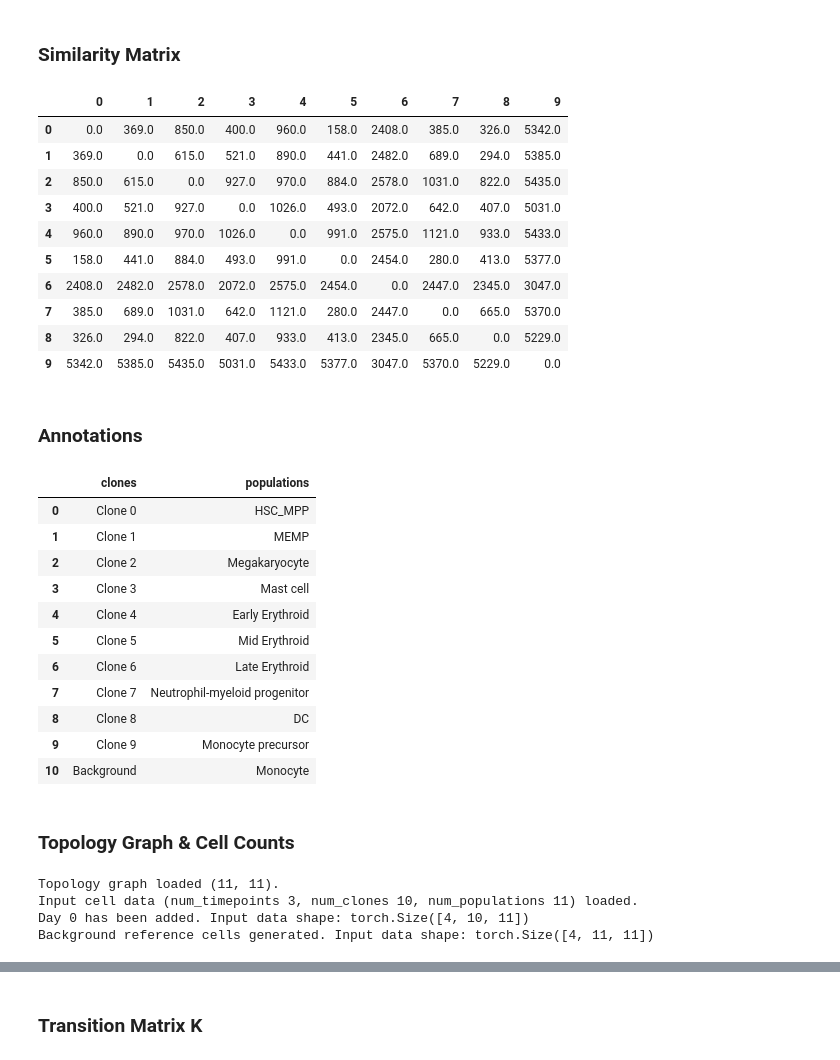
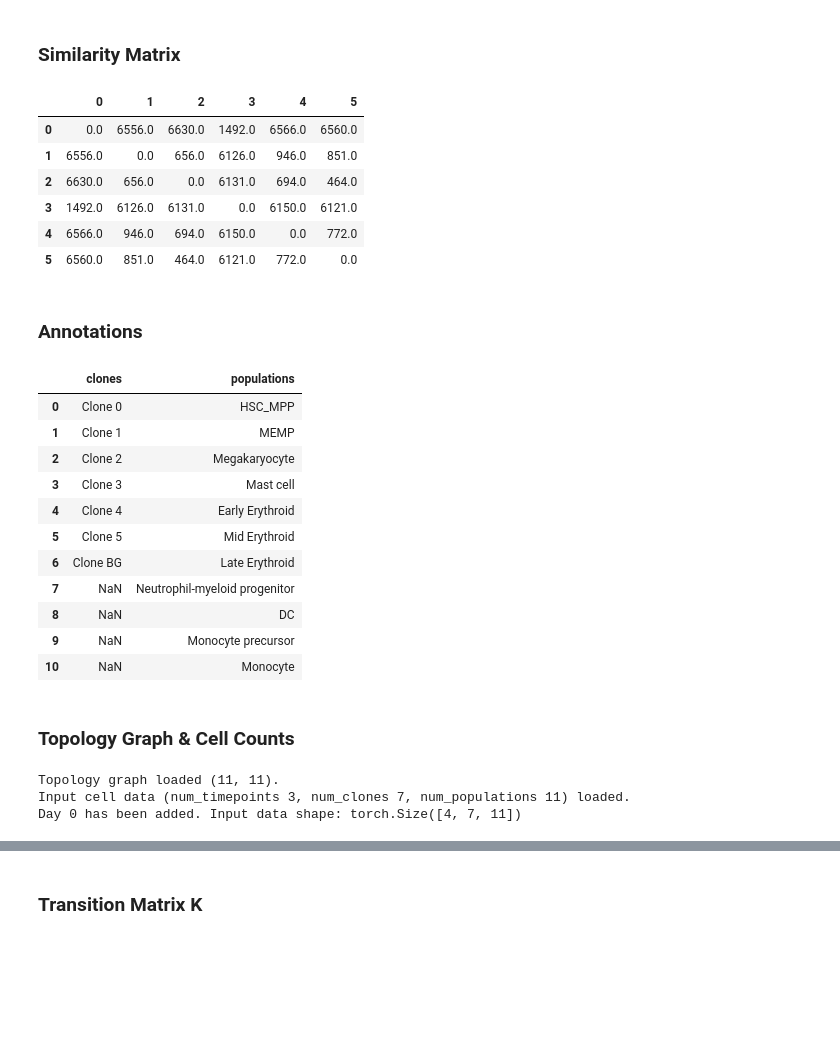
Before and after one commit to StatBiomed/clonaltrans, a Jupyter notebook: general.ipynb, the cells around one changed output, grey strips where cells are left out. Drawn from its saved outputs; the diff is of its cells as text; code cells hidden in the pictures; blank space fills up the shorter version.

Commit message:
V3_Mingzee raw data

```diff
--- a/general.ipynb
+++ b/general.ipynb
@@ -2,25 +2,21 @@
 ### Similarity Matrix
 # %%
 import pandas as pd
-kinetics = pd.read_csv('./data/overall_distances_kinetics.csv', index_col=0)
+kinetics = pd.read_csv('./data/V2_Yiming/overall_similarities_kinetics.csv', index_col=0)
 kinetics = kinetics.round(0)
 kinetics
 # %% [output]
-|  | 0 | 1 | 2 | 3 | 4 | 5 | 6 | 7 | 8 | 9 |
-| 0 | 0.0 | 369.0 | 850.0 | 400.0 | 960.0 | 158.0 | 2408.0 | 385.0 | 326.0 | 5342.0 |
-| 1 | 369.0 | 0.0 | 615.0 | 521.0 | 890.0 | 441.0 | 2482.0 | 689.0 | 294.0 | 5385.0 |
-| 2 | 850.0 | 615.0 | 0.0 | 927.0 | 970.0 | 884.0 | 2578.0 | 1031.0 | 822.0 | 5435.0 |
-| 3 | 400.0 | 521.0 | 927.0 | 0.0 | 1026.0 | 493.0 | 2072.0 | 642.0 | 407.0 | 5031.0 |
-| 4 | 960.0 | 890.0 | 970.0 | 1026.0 | 0.0 | 991.0 | 2575.0 | 1121.0 | 933.0 | 5433.0 |
-| 5 | 158.0 | 441.0 | 884.0 | 493.0 | 991.0 | 0.0 | 2454.0 | 280.0 | 413.0 | 5377.0 |
-| 6 | 2408.0 | 2482.0 | 2578.0 | 2072.0 | 2575.0 | 2454.0 | 0.0 | 2447.0 | 2345.0 | 3047.0 |
-| 7 | 385.0 | 689.0 | 1031.0 | 642.0 | 1121.0 | 280.0 | 2447.0 | 0.0 | 665.0 | 5370.0 |
-| 8 | 326.0 | 294.0 | 822.0 | 407.0 | 933.0 | 413.0 | 2345.0 | 665.0 | 0.0 | 5229.0 |
-| 9 | 5342.0 | 5385.0 | 5435.0 | 5031.0 | 5433.0 | 5377.0 | 3047.0 | 5370.0 | 5229.0 | 0.0 |
+|  | 0 | 1 | 2 | 3 | 4 | 5 |
+| 0 | 0.0 | 6556.0 | 6630.0 | 1492.0 | 6566.0 | 6560.0 |
+| 1 | 6556.0 | 0.0 | 656.0 | 6126.0 | 946.0 | 851.0 |
+| 2 | 6630.0 | 656.0 | 0.0 | 6131.0 | 694.0 | 464.0 |
+| 3 | 1492.0 | 6126.0 | 6131.0 | 0.0 | 6150.0 | 6121.0 |
+| 4 | 6566.0 | 946.0 | 694.0 | 6150.0 | 0.0 | 772.0 |
+| 5 | 6560.0 | 851.0 | 464.0 | 6121.0 | 772.0 | 0.0 |
 # %% [markdown]
 ### Annotations
 # %%
-anno = pd.read_csv('./data/annotations.csv')
+anno = pd.read_csv('./data/V3_Mingze/annotations.csv')
 anno
 # %% [output]
 |  | clones | populations |
@@ -30,18 +26,17 @@ anno
 | 3 | Clone 3 | Mast cell |
 | 4 | Clone 4 | Early Erythroid |
 | 5 | Clone 5 | Mid Erythroid |
-| 6 | Clone 6 | Late Erythroid |
-| 7 | Clone 7 | Neutrophil-myeloid progenitor |
-| 8 | Clone 8 | DC |
-| 9 | Clone 9 | Monocyte precursor |
-| 10 | Background | Monocyte |
+| 6 | Clone BG | Late Erythroid |
+| 7 | NaN | Neutrophil-myeloid progenitor |
+| 8 | NaN | DC |
+| 9 | NaN | Monocyte precursor |
+| 10 | NaN | Monocyte |
 # %% [markdown]
 ### Topology Graph & Cell Counts
 # %%
-from clonaltrans import pl, utils
-paga, array_total = utils.get_topo_obs('./data/')
+from clonaltrans import pl, datasets
+paga, array_total = datasets.get_topo_obs('./data/V3_Mingze/')
 # %% [output]
 Topology graph loaded (11, 11).
-Input cell data (num_timepoints 3, num_clones 10, num_populations 11) loaded.
-Day 0 has been added. Input data shape: torch.Size([4, 10, 11])
-Background reference cells generated. Input data shape: torch.Size([4, 11, 11])
+Input cell data (num_timepoints 3, num_clones 7, num_populations 11) loaded.
+Day 0 has been added. Input data shape: torch.Size([4, 7, 11])
```
Also changed, not shown: parts of 4 cells of this notebook, 10 other files.
